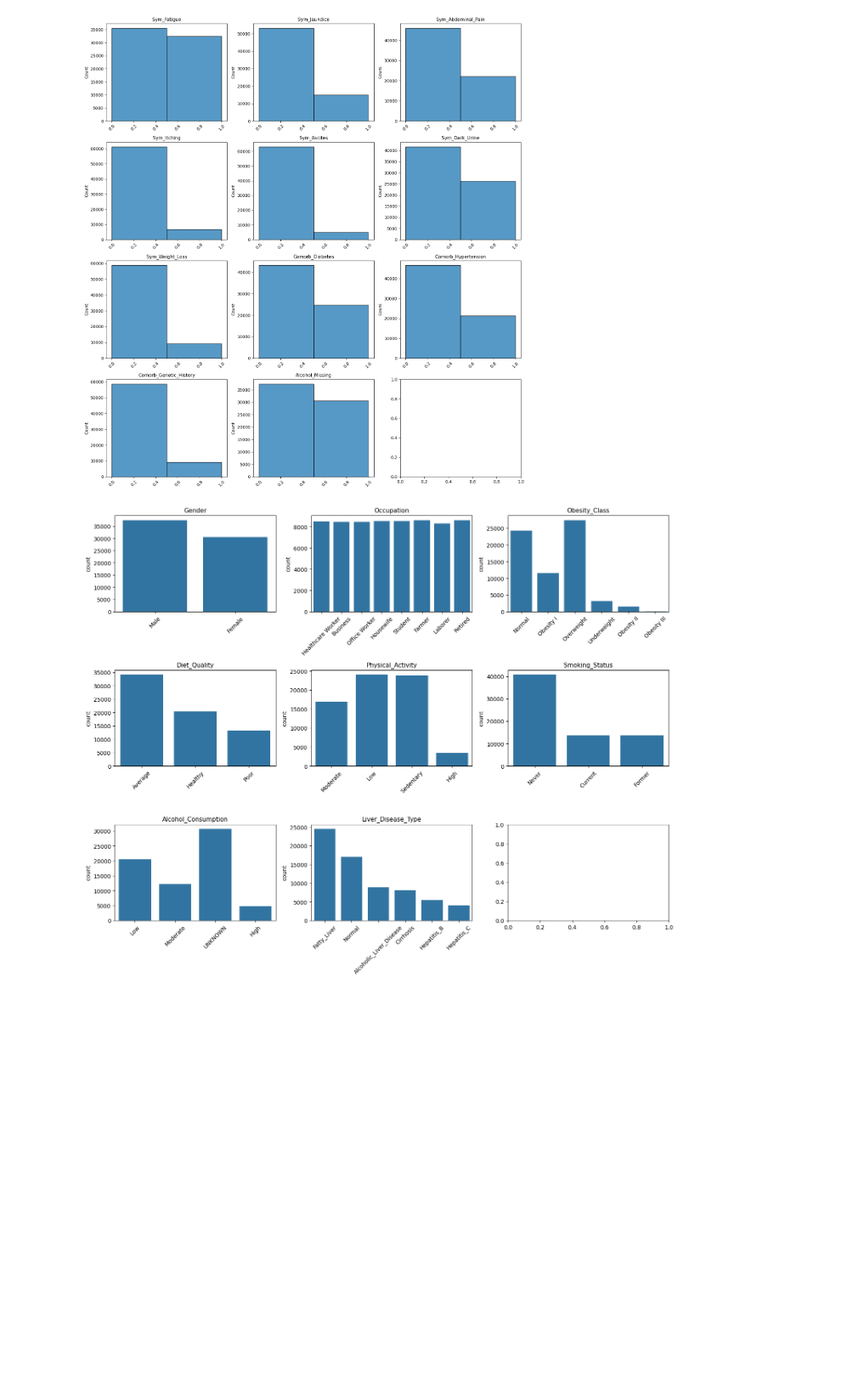
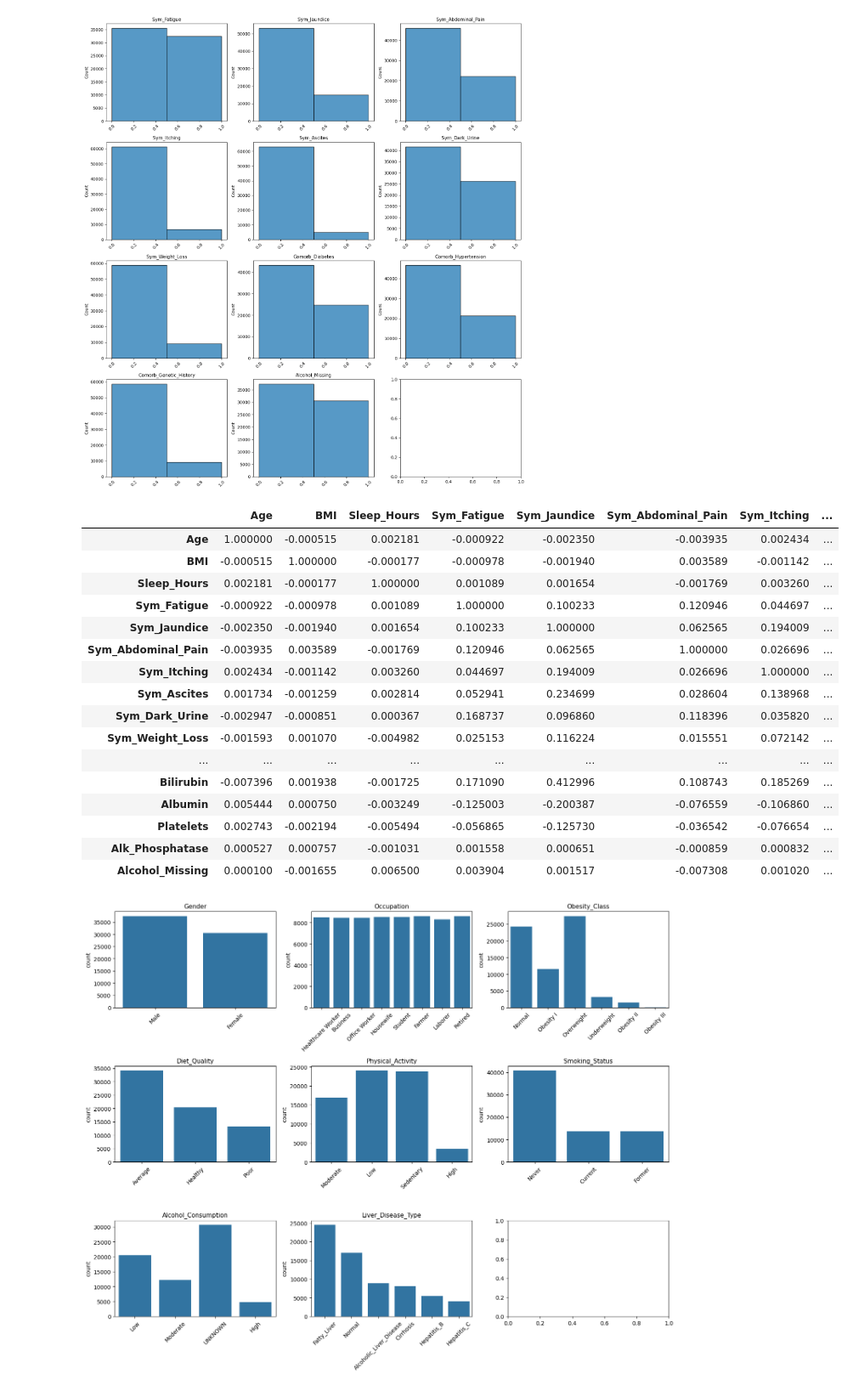
Before and after one commit to ReSpix/liver_disease_prediction, a Jupyter notebook: notebooks/0-data_preparation.ipynb, the cells around one changed output. Shown at 85% size. Cells and saved outputs as stored; diff of their text form; code cells hidden in the pictures; blank space fills up the shorter version.

```diff
--- a/notebooks/0-data_preparation.ipynb
+++ b/notebooks/0-data_preparation.ipynb
@@ -165,6 +166,26 @@ plot(df, non_binary_cols)
 plot(df, binary_cols)
 # %% [output]
 [figure]
+# %%
+df[numeric_cols.columns].corr(method="spearman").style.background_gradient(cmap='coolwarm')
+# %% [output]
+|  | Age | BMI | Sleep_Hours | Sym_Fatigue | Sym_Jaundice | Sym_Abdominal_Pain | Sym_Itching | ... |
+| Age | 1.000000 | -0.000515 | 0.002181 | -0.000922 | -0.002350 | -0.003935 | 0.002434 | ... |
+| BMI | -0.000515 | 1.000000 | -0.000177 | -0.000978 | -0.001940 | 0.003589 | -0.001142 | ... |
+| Sleep_Hours | 0.002181 | -0.000177 | 1.000000 | 0.001089 | 0.001654 | -0.001769 | 0.003260 | ... |
+| Sym_Fatigue | -0.000922 | -0.000978 | 0.001089 | 1.000000 | 0.100233 | 0.120946 | 0.044697 | ... |
+| Sym_Jaundice | -0.002350 | -0.001940 | 0.001654 | 0.100233 | 1.000000 | 0.062565 | 0.194009 | ... |
+| Sym_Abdominal_Pain | -0.003935 | 0.003589 | -0.001769 | 0.120946 | 0.062565 | 1.000000 | 0.026696 | ... |
+| Sym_Itching | 0.002434 | -0.001142 | 0.003260 | 0.044697 | 0.194009 | 0.026696 | 1.000000 | ... |
+| Sym_Ascites | 0.001734 | -0.001259 | 0.002814 | 0.052941 | 0.234699 | 0.028604 | 0.138968 | ... |
+| Sym_Dark_Urine | -0.002947 | -0.000851 | 0.000367 | 0.168737 | 0.096860 | 0.118396 | 0.035820 | ... |
+| Sym_Weight_Loss | -0.001593 | 0.001070 | -0.004982 | 0.025153 | 0.116224 | 0.015551 | 0.072142 | ... |
+| ... | ... | ... | ... | ... | ... | ... | ... | ... |
+| Bilirubin | -0.007396 | 0.001938 | -0.001725 | 0.171090 | 0.412996 | 0.108743 | 0.185269 | ... |
+| Albumin | 0.005444 | 0.000750 | -0.003249 | -0.125003 | -0.200387 | -0.076559 | -0.106860 | ... |
+| Platelets | 0.002743 | -0.002194 | -0.005494 | -0.056865 | -0.125730 | -0.036542 | -0.076654 | ... |
+| Alk_Phosphatase | 0.000527 | 0.000757 | -0.001031 | 0.001558 | 0.000651 | -0.000859 | 0.000832 | ... |
+| Alcohol_Missing | 0.000100 | -0.001655 | 0.006500 | 0.003904 | 0.001517 | -0.007308 | 0.001020 | ... |
 # %%
 plot(df, list(cat_cols.columns), "categorical")
 # %% [output]
```
Also changed, not shown: parts of 2 cells of this notebook, 2 other files.
